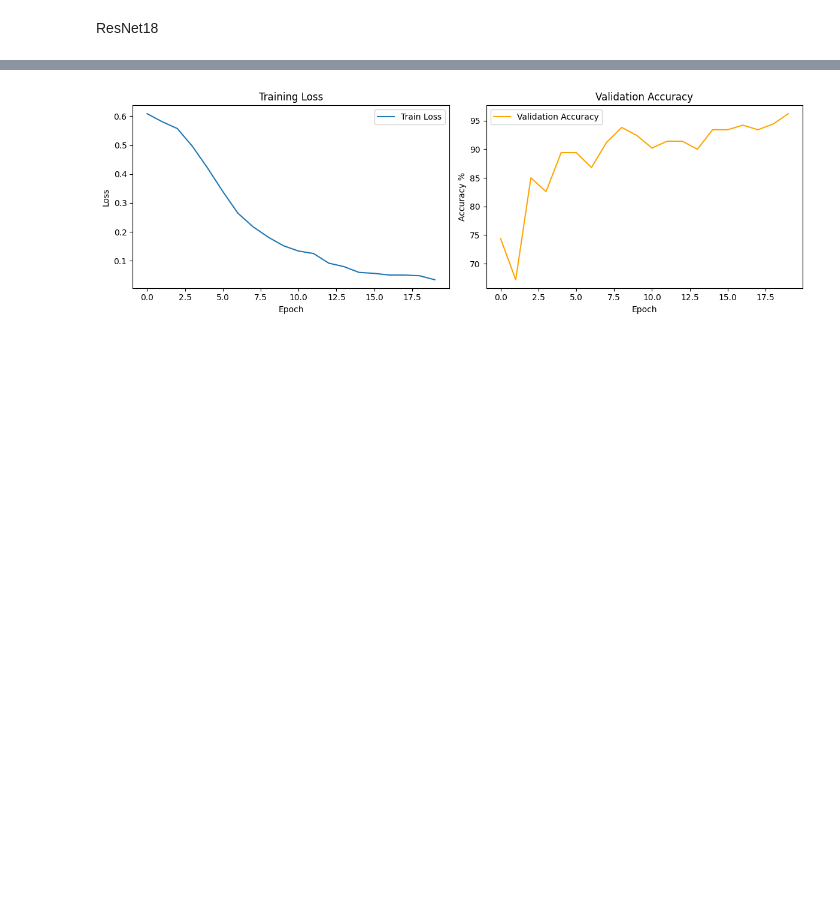
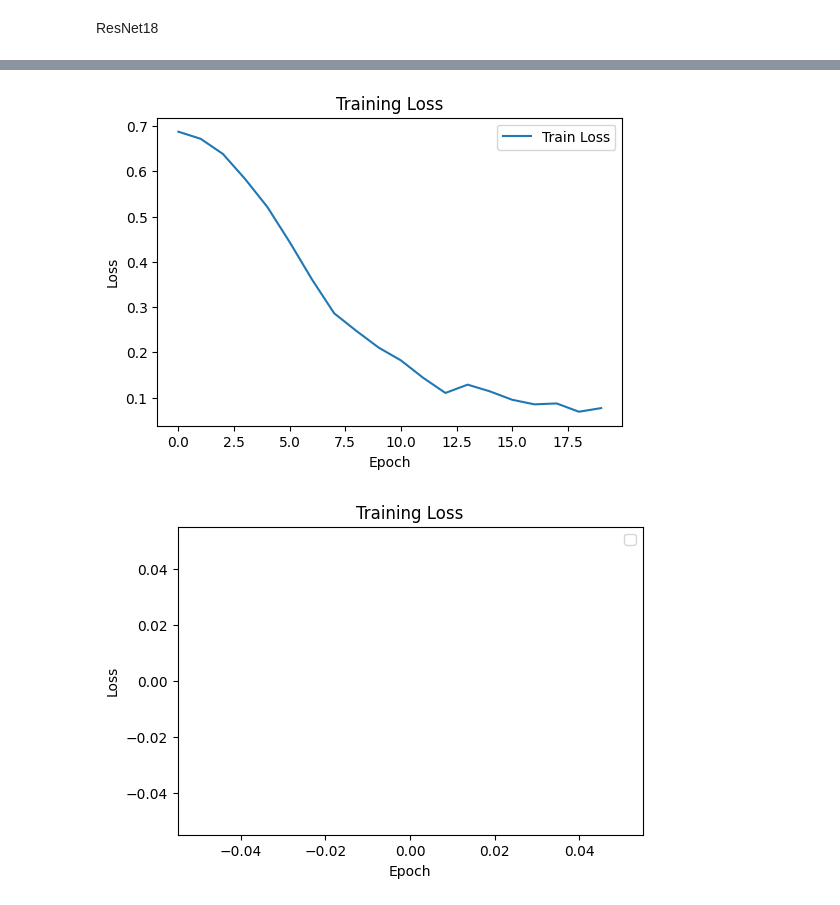
Before and after one commit to HtetAungLwinn/deeplearningdeepfake, a Jupyter notebook: dataset_exercise/Resnet18.ipynb, the cells around one changed output, grey strips where cells are left out. Drawn from its saved outputs; the diff is of its cells as text; code cells hidden in the pictures; blank space fills up the shorter version.

```diff
--- a/dataset_exercise/Resnet18.ipynb
+++ b/dataset_exercise/Resnet18.ipynb
@@ -134,25 +133,26 @@ KeyboardInterrupt:
 # %%
 # Remove the accuracy plot, just plot loss
 plt.figure(figsize=(6, 4))
 plt.plot(loss_values, label='Train Loss')
 plt.title('Training Loss')
 plt.xlabel('Epoch')
 plt.ylabel('Loss')
 plt.legend()
 plt.savefig('training_loss.png')
 plt.show()
 
 # Remove the accuracy plot, just plot loss
 plt.figure(figsize=(6, 4))
-plt.plot(, label='Train Loss')
+plt.plot(label='Train Loss')
 plt.title('Training Loss')
 plt.xlabel('Epoch')
 plt.ylabel('Loss')
 plt.legend()
 plt.savefig('training_loss.png')
 plt.show()
 # %% [output]
-[figure, old version]
+[figure, new version]
+[figure, added]
 # %%
 from sklearn.metrics import average_precision_score
 
```
Also changed, not shown: parts of 2 cells of this notebook, 2 other files.
